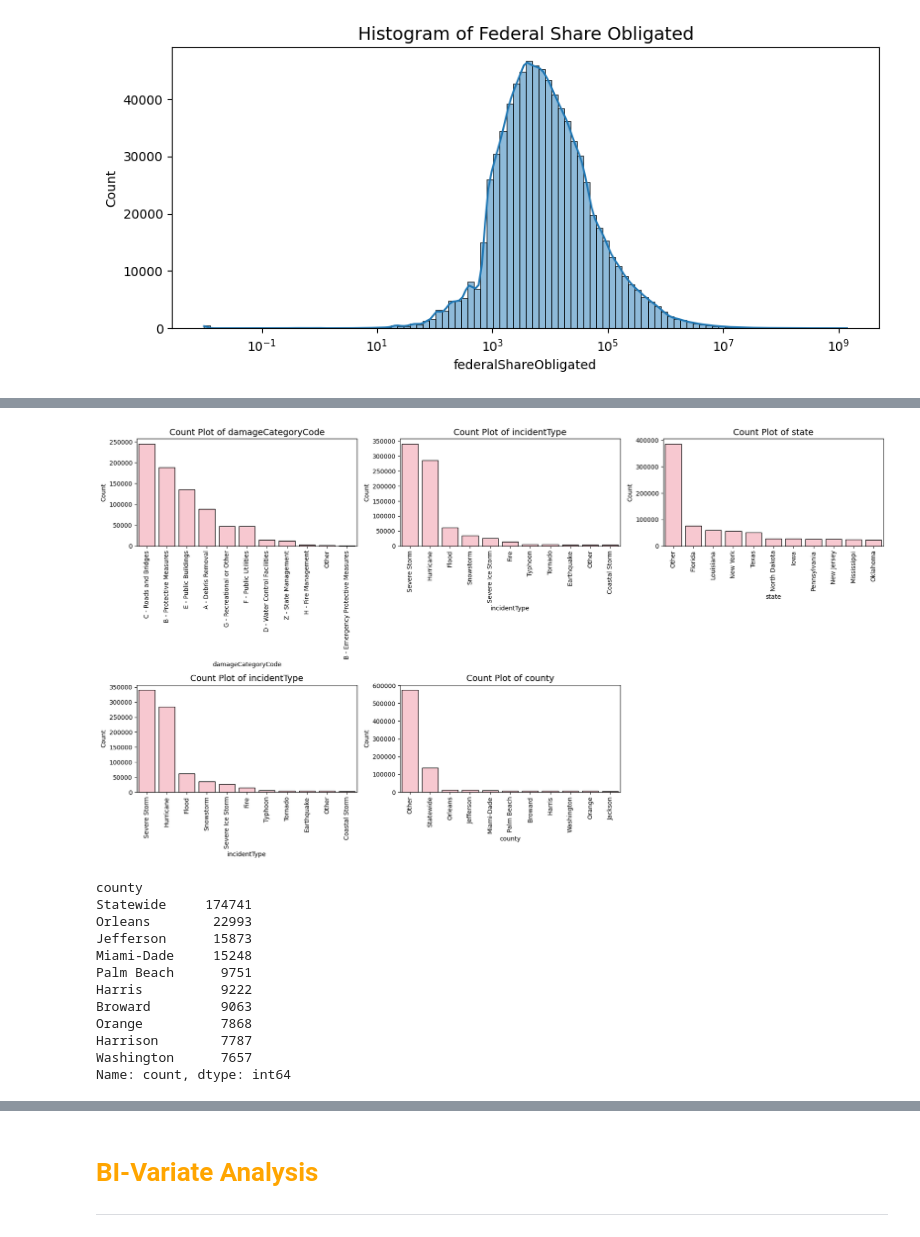
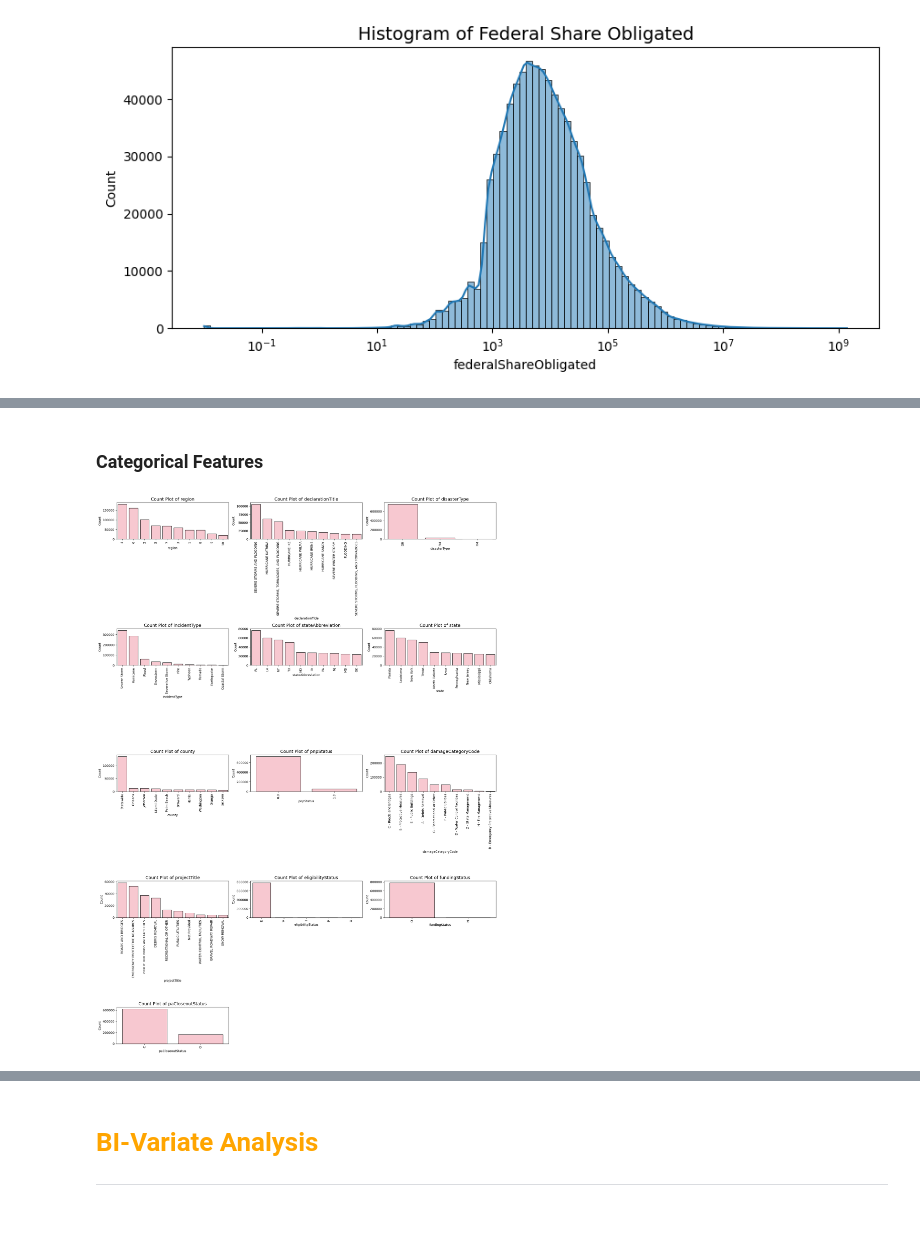
Before and after one commit to Aryan-Kaisth/Catastrophe_Risk_Estimation_Quantile_Based, a Jupyter notebook: notebooks/EDA.ipynb, the cells around one changed output, grey strips where cells are left out. Cells and saved outputs as stored; diff of their text form; code cells hidden in the pictures.

```diff
--- a/notebooks/EDA.ipynb
+++ b/notebooks/EDA.ipynb
@@ -239,3 +256,19 @@ df_clean = df_clean.assign(
+# %%
+discrete_features = [
+    'region',
+    'declarationTitle',
+    'disasterType',
+    'incidentType',
+    'stateAbbreviation',
+    'state',
+    'county',
+    'pnpStatus',
+    'damageCategoryCode',
+    'projectTitle',
+    'eligibilityStatus',
+    'fundingStatus',
+    'paCloseoutStatus'
+]
 # %%
 plt.figure(figsize=(10,4))
 sns.histplot(
@@ -287,54 +285,41 @@ high_cardinal_col = ['damageCategoryCode', 'incidentType', 'state', 'incidentTyp
+# %% [markdown]
+### Categorical Features
 # %%
 n_cols = 3
-n_rows = math.ceil(len(high_cardinal_col) / n_cols)
+n_rows = math.ceil(len(discrete_features) / n_cols)
 
 fig, axes = plt.subplots(n_rows, n_cols, figsize=(18, 5 * n_rows))
 axes = axes.flatten()
 
-for idx, col in enumerate(high_cardinal_col):
+for ax, col in zip(axes, discrete_features):
 
-    value_counts = df_clean[col].value_counts(dropna=True)
+    top_categories = (
+        df_clean[col]
+        .value_counts(dropna=True)
+        .nlargest(10)
+        .index
+    )
 
-    top_10 = value_counts.nlargest(10).index
-
-    plot_data = df_clean[col].where(
-        df_clean[col].isin(top_10),
-        other="Other"
-        )
+    plot_data = df_clean[col].where(df_clean[col].isin(top_categories))
 
     sns.countplot(
         x=plot_data,
-        ax=axes[idx],
+        ax=ax,
         order=plot_data.value_counts().index,
         color="pink",
         edgecolor="black"
     )
 
-    axes[idx].set_title(f"Count Plot of {col}", fontsize=14)
-    axes[idx].set_xlabel(col)
-    axes[idx].set_ylabel("Count")
-    axes[idx].tick_params(axis='x', rotation=90)
+    ax.set_title(f"Count Plot of {col}", fontsize=14)
+    ax.set_xlabel(col)
+    ax.set_ylabel("Count")
+    ax.tick_params(axis="x", rotation=90)
 
-# Remove unused axes
-for j in range(len(high_cardinal_col), len(axes)):
-    fig.delaxes(axes[j])
+# Remove unused subplots
+for ax in axes[len(discrete_features):]:
+    ax.remove()
 
 plt.tight_layout()
 plt.show()
 # %% [output]
-[figure, old version]
+[figure, new version]
-# %%
-df.county.value_counts().nlargest(10)
-# %% [output]
-county
-Statewide     174741
-Orleans        22993
-Jefferson      15873
-Miami-Dade     15248
-Palm Beach      9751
-Harris          9222
-Broward         9063
-Orange          7868
-Harrison        7787
-Washington      7657
-Name: count, dtype: int64
```
Also changed, not shown: parts of 30 cells of this notebook.
